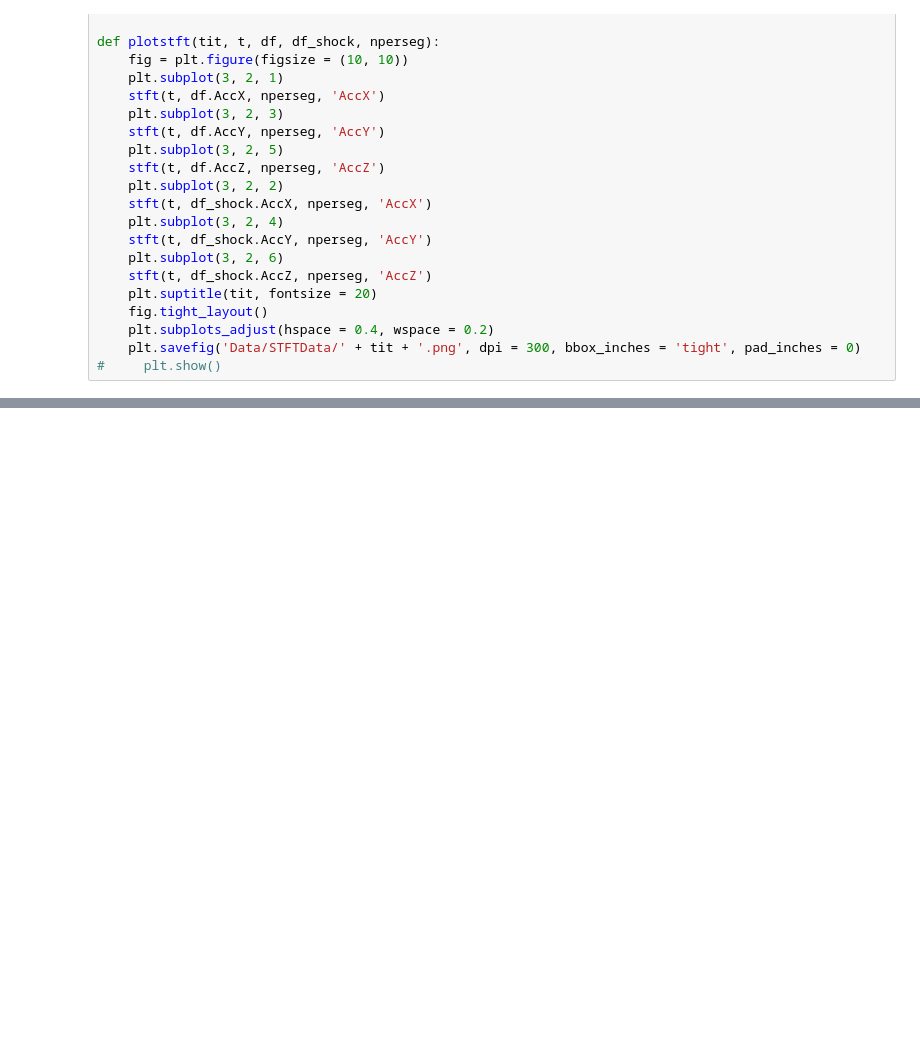
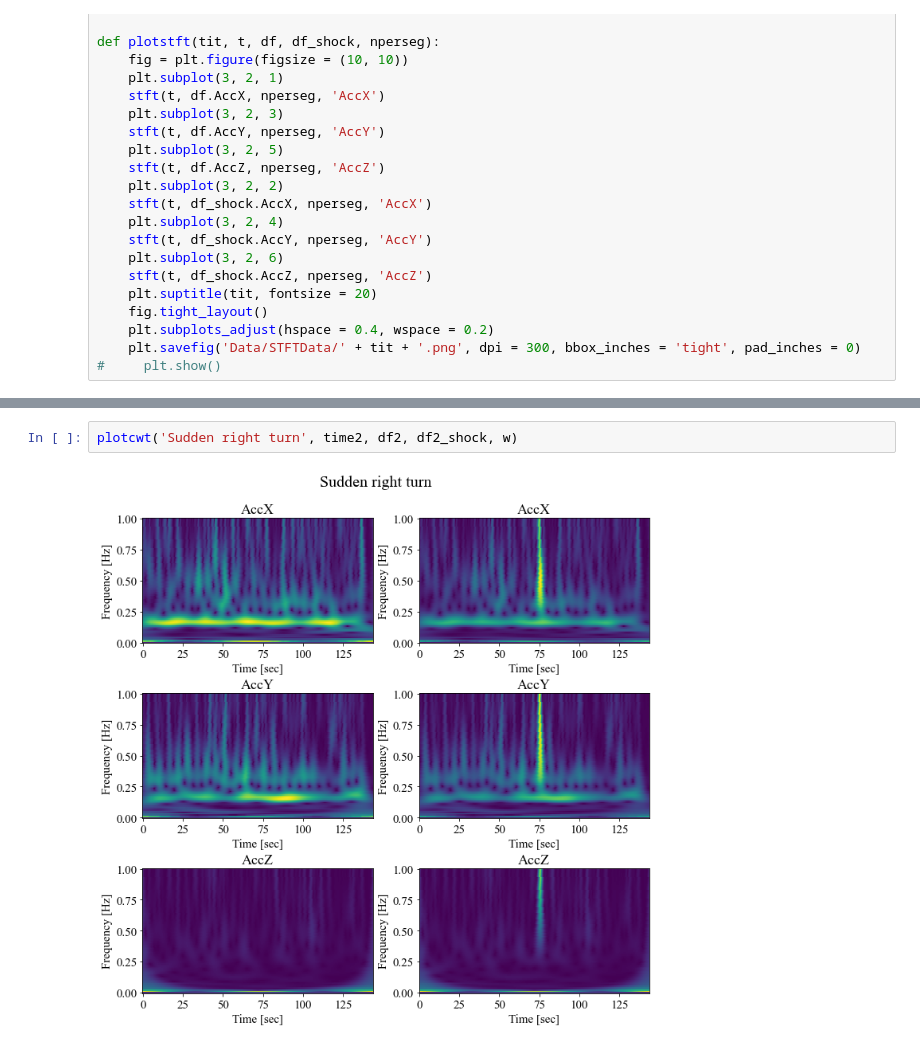
Before and after one commit to Zerohertz/Frequency-Analysis-of-Acceleration-Signal, a Jupyter notebook: 07_Frequency_Analysis_Shock.ipynb, the cells around one changed output, grey strips where cells are left out. Cells and saved outputs as stored; diff of their text form; blank space fills up the shorter version.

```diff
--- a/07_Frequency_Analysis_Shock.ipynb
+++ b/07_Frequency_Analysis_Shock.ipynb
@@ -101,0 +144,4 @@ plotstft('Sudden break', time4, df4, df4_shock, nperseg)
+# %%
+plotcwt('Sudden right turn', time2, df2, df2_shock, w)
+# %% [output]
+[figure, added]
```
Also changed, not shown: parts of 9 cells of this notebook.
